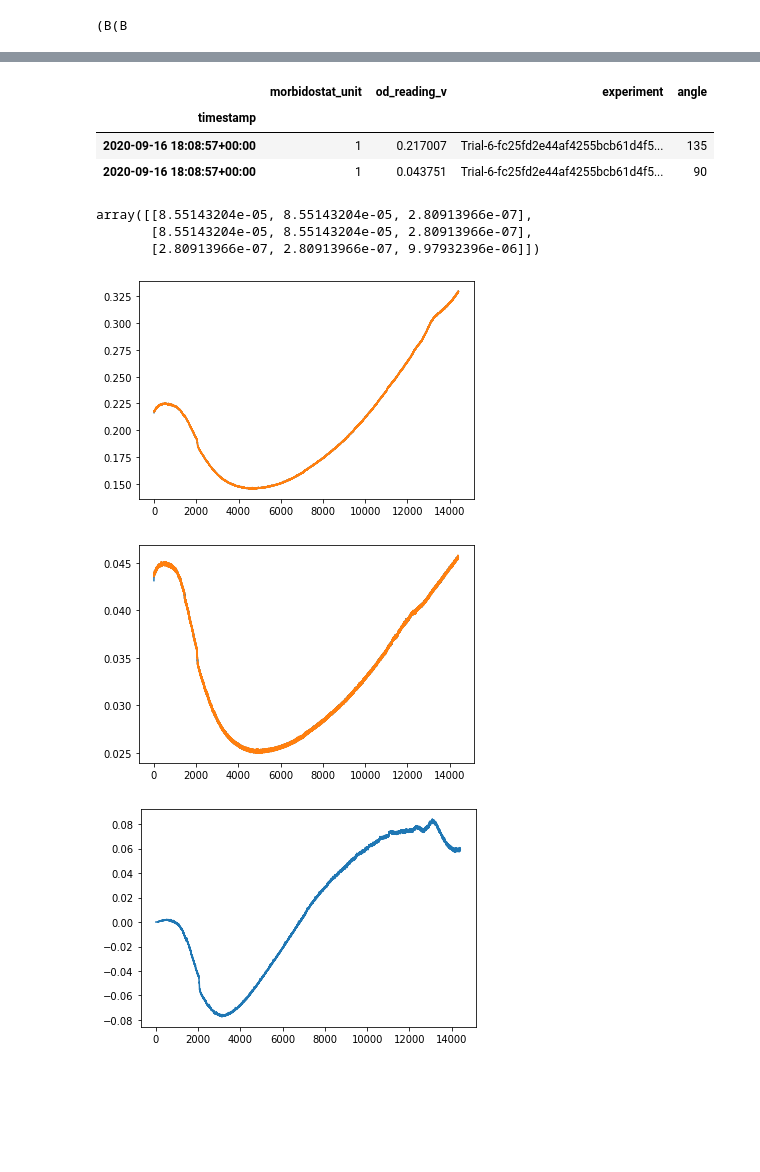
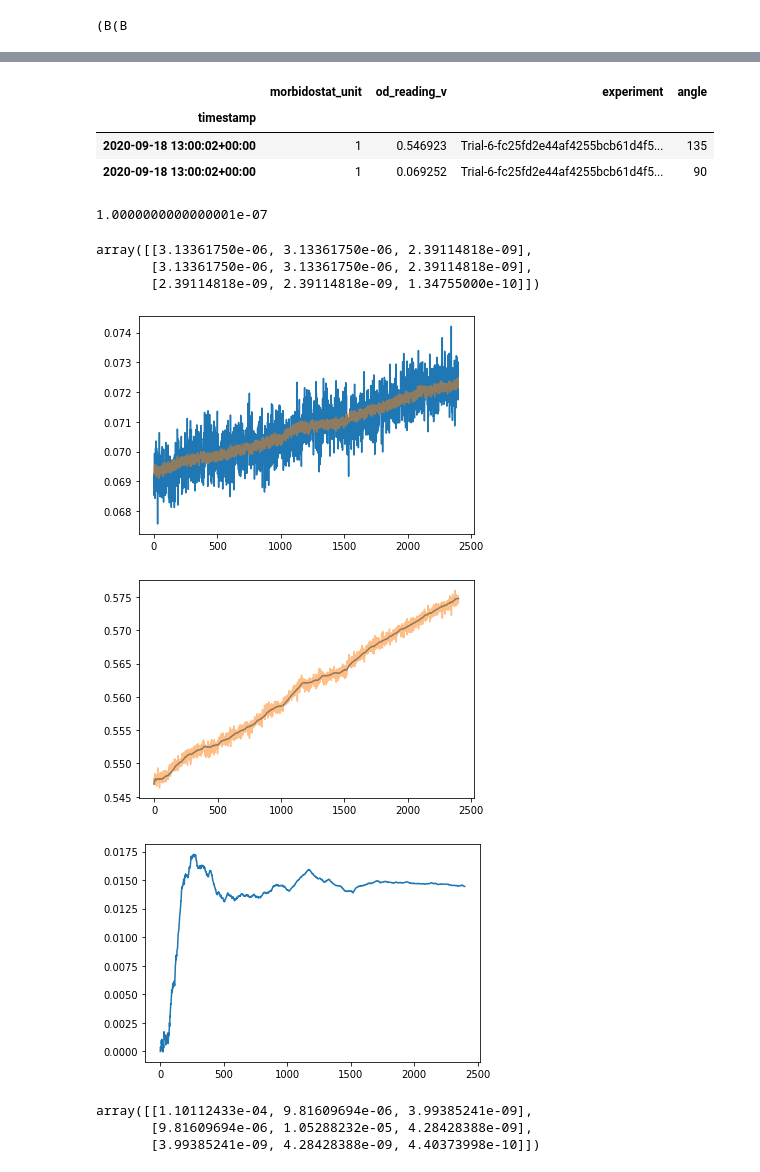
Before and after one commit to Pioreactor/pioreactor, a Jupyter notebook: jupyter_notebooks/Kalman Filter tests.ipynb, the cells around one changed output, grey strips where cells are left out. Cells and saved outputs as stored; diff of their text form; code cells hidden in the pictures; blank space fills up the shorter version.

```diff
--- a/jupyter_notebooks/Kalman Filter tests.ipynb
+++ b/jupyter_notebooks/Kalman Filter tests.ipynb
@@ -20,8 +20,10 @@ df = pd.read_sql_query(f'SELECT * from od_readings_raw WHERE experiment="{experi
 # %%
 df['timestamp'] = pd.to_datetime(df['timestamp'])
 df = df.set_index("timestamp")
+# %%
+df = df.loc["2020-09-18 13:00:00":]
 # %%
-for _, g in df.groupby("angle")['od_reading_v']:
+for _, g in df.loc["2020-09-18 13:00:00":].groupby("angle")['od_reading_v']:
     plt.figure()
     g.plot()
 # %% [output]
@@ -149,5 +151,5 @@ df_.head(2)
 # %% [output]
 |  | morbidostat_unit | od_reading_v | experiment | angle |
 | timestamp |  |  |  |  |
-| 2020-09-16 18:08:57+00:00 | 1 | 0.217007 | Trial-6-fc25fd2e44af4255bcb61d4f5... | 135 |
-| 2020-09-16 18:08:57+00:00 | 1 | 0.043751 | Trial-6-fc25fd2e44af4255bcb61d4f5... | 90 |
+| 2020-09-18 13:00:02+00:00 | 1 | 0.546923 | Trial-6-fc25fd2e44af4255bcb61d4f5... | 135 |
+| 2020-09-18 13:00:02+00:00 | 1 | 0.069252 | Trial-6-fc25fd2e44af4255bcb61d4f5... | 90 |
@@ -161,11 +156,22 @@ process_noise_covariance = np.block([
+# %%
+
+ np.sqrt(1e-7) * np.sqrt(1e-7)
+# %% [output]
+1.0000000000000001e-07
 # %%
-initial_state = np.array([0.040001, 0.207007, 1.])
+initial_state = np.array([0.069001, 0.547007, 1.])
 d = initial_state.shape[0]
 
 # empirically picked constants
 initial_covariance = np.diag([1e-3] * (d - 1) + [1e-8])
-#process_noise_covariance = np.diag([1e-1] * (d - 1) + [1e-6])
 
+OD_covariance = 1e-12 * np.ones((d-1, d-1))
+OD_covariance[0, 0] = 1e-5
+OD_covariance[1, 1] = 1e-7
+process_noise_covariance = np.block([
+    [OD_covariance,  0 * np.ones((d-1, 1))],
+    [0 * np.ones((1, d-1)),  1e-15 ]
+])
 
 observation_noise_covariance = 1e-4 * np.ones(d-1) # this is a function of the ADS resolution at a gain
 ekf = ExtendedKalmanFilter(
@@ -180,24 +186,29 @@ results = pd.DataFrame(results, columns=['90', '135', 'rate'])
 # %%
 ekf.covariance_
 # %% [output]
-array([[8.55143204e-05, 8.55143204e-05, 2.80913966e-07],
-       [8.55143204e-05, 8.55143204e-05, 2.80913966e-07],
-       [2.80913966e-07, 2.80913966e-07, 9.97932396e-06]])
+array([[3.13361750e-06, 3.13361750e-06, 2.39114818e-09],
+       [3.13361750e-06, 3.13361750e-06, 2.39114818e-09],
+       [2.39114818e-09, 2.39114818e-09, 1.34755000e-10]])
 # %%
-
 plt.figure()
-ax = results['135'].plot()
-plt.plot(df_.loc[df_['angle'] == 135]['od_reading_v'].values)
+ax = results['90'].plot()
+plt.plot(df_.loc[df_['angle'] == 90]['od_reading_v'].values, alpha=0.5)
 
 plt.figure()
 
-ax = results['90'].plot()
-plt.plot(df_.loc[df_['angle'] == 90]['od_reading_v'].values)
+ax = results['135'].plot()
+plt.plot(df_.loc[df_['angle'] == 135]['od_reading_v'].values, alpha=0.5)
 
 
 plt.figure()
 ax = (np.log(results['rate'])*60*60*0.2).plot()
 # %% [output]
-[figure, old version]
+[figure, new version]
-[figure, old version]
+[figure, new version]
-[figure, old version]
+[figure, new version]
+# %%
+ekf._predict_covariance(ekf.state_, ekf.covariance_)
+# %% [output]
+array([[1.10112433e-04, 9.81609694e-06, 3.99385241e-09],
+       [9.81609694e-06, 1.05288232e-05, 4.28428388e-09],
+       [3.99385241e-09, 4.28428388e-09, 4.40373998e-10]])
```
Also changed, not shown: parts of 3 cells of this notebook, 8 other files.
